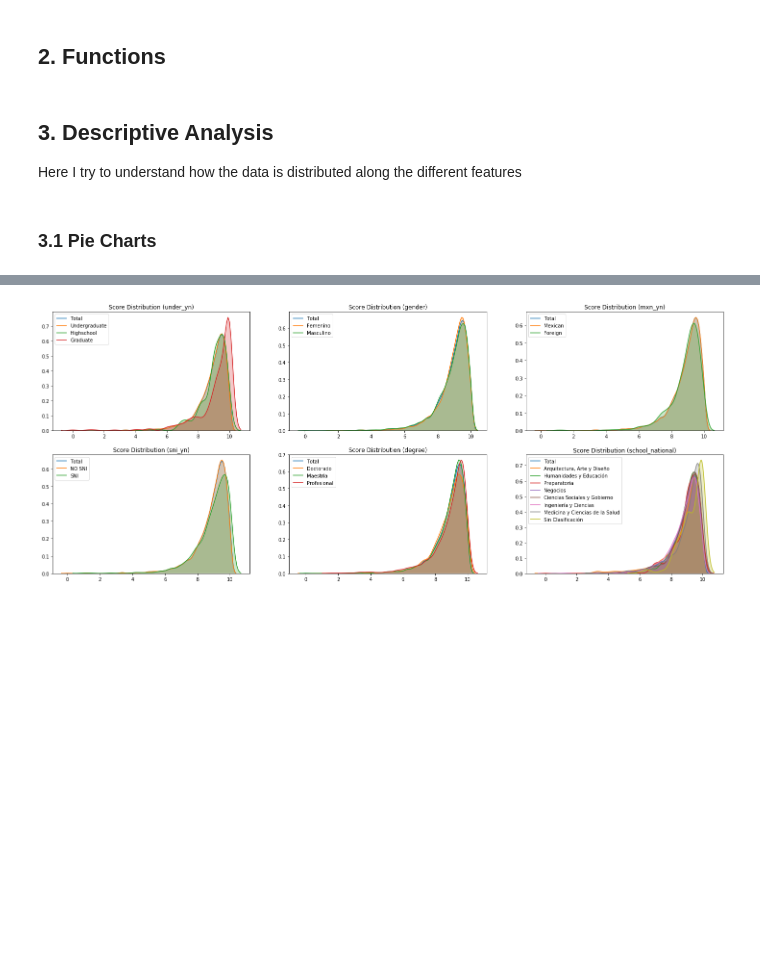
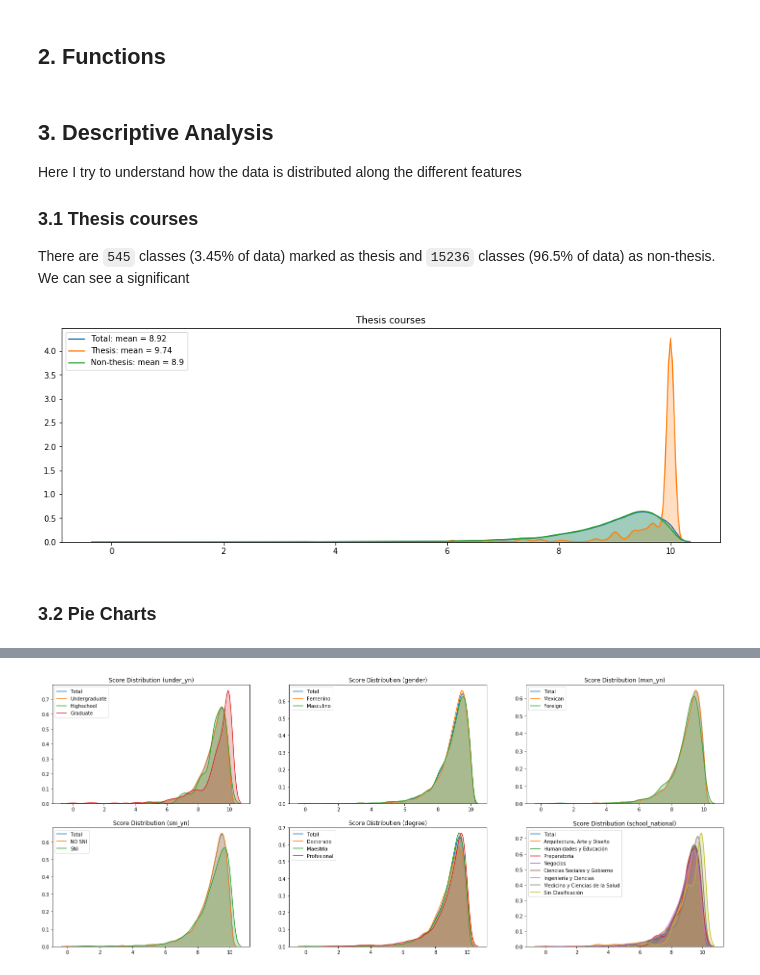
Before and after one commit to luissedas/da-project, a Jupyter notebook: DA-FinalProject.ipynb, the cells around one changed output, grey strips where cells are left out. Saved outputs shown, nothing was run; the diff lists cells and outputs as text; code cells hidden in the pictures; blank space fills up the shorter version.

```diff
--- a/DA-FinalProject.ipynb
+++ b/DA-FinalProject.ipynb
@@ -42,3 +42,14 @@ The data is an `.xlsx` file, with 15781 registers and 60 feautures, that describ
 # %% [markdown]
 ## 3. Descriptive Analysis<a id='descriptive_analysis'></a>
 Here I try to understand how the data is distributed along the different features
+### 3.1 Thesis courses
+There are `545` classes (3.45% of data) marked as thesis and `15236` classes (96.5% of data) as non-thesis. We can see a significant
+# %%
+plt.figure(figsize=(15,5))
+sns.kdeplot(data.score, label = 'Total: mean = ' + str(round(data.score.mean(),2)), shade=True)
+sns.kdeplot(data[data.thesis == 1].score, label = 'Thesis: mean = ' + str(round(data[data.thesis==1].score.mean(),2)), shade=True)
+sns.kdeplot(data[data.thesis != 1].score, label = 'Non-thesis: mean = ' + str(round(data[data.thesis!=1].score.mean(),2)), shade=True)
+plt.title('Thesis courses')
+plt.show()
+# %% [output]
+[figure, added]
@@ -55,7 +71,7 @@ df = pd.DataFrame(data=d)
 
 new_table_count_campus = new_table_count_campus.append(df, ignore_index=True)
 # %% [markdown]
-### 3.1 Pie Charts <a id ='pie_charts'></a>
+### 3.2 Pie Charts <a id ='pie_charts'></a>
 # %%
 plt.figure(figsize=(30,8))       # set dimensions of the figure
 plt.subplot(1,4, 1); pie_plot(new_table_count_campus,'campus','ID')
```
Also changed, not shown: parts of 26 cells of this notebook, 2 other files.
